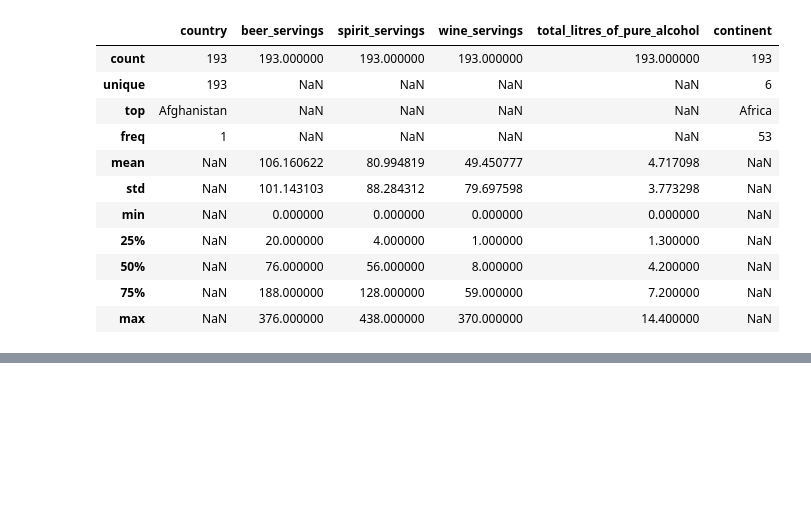
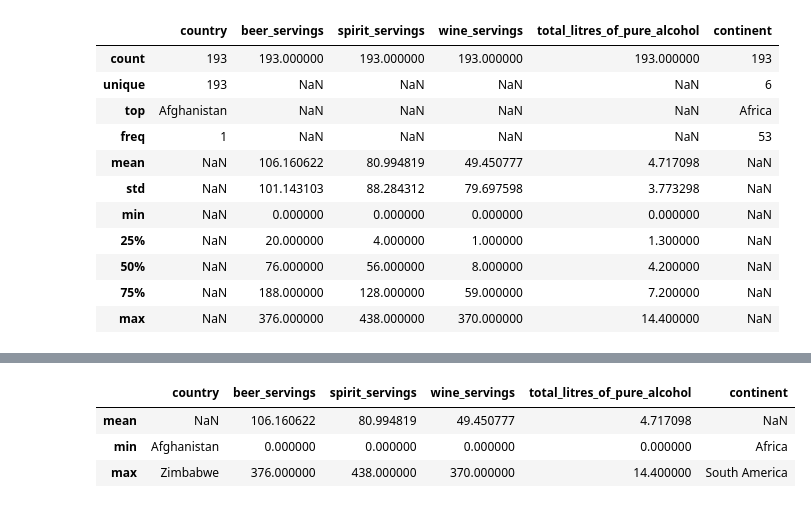
Before and after one commit to Jasurbek16/Learn-Python, a Jupyter notebook: Pandas/13-SomeTricks.ipynb, the cells around one changed output, grey strips where cells are left out. Cells and saved outputs as stored; diff of their text form; code cells hidden in the pictures; blank space fills up the shorter version.

```diff
--- a/Pandas/13-SomeTricks.ipynb
+++ b/Pandas/13-SomeTricks.ipynb
@@ -94,0 +258,8 @@ drinks.describe(include='all')
+# %%
+# new: apply the same aggregations to a DataFrame
+drinks.agg(['mean', 'min', 'max'])
+# %% [output]
+|  | country | beer_servings | spirit_servings | wine_servings | total_litres_of_pure_alcohol | continent |
+| mean | NaN | 106.160622 | 80.994819 | 49.450777 | 4.717098 | NaN |
+| min | Afghanistan | 0.000000 | 0.000000 | 0.000000 | 0.000000 | Africa |
+| max | Zimbabwe | 376.000000 | 438.000000 | 370.000000 | 14.400000 | South America |
```
Also changed, not shown: parts of 20 cells of this notebook, 23 other files.
